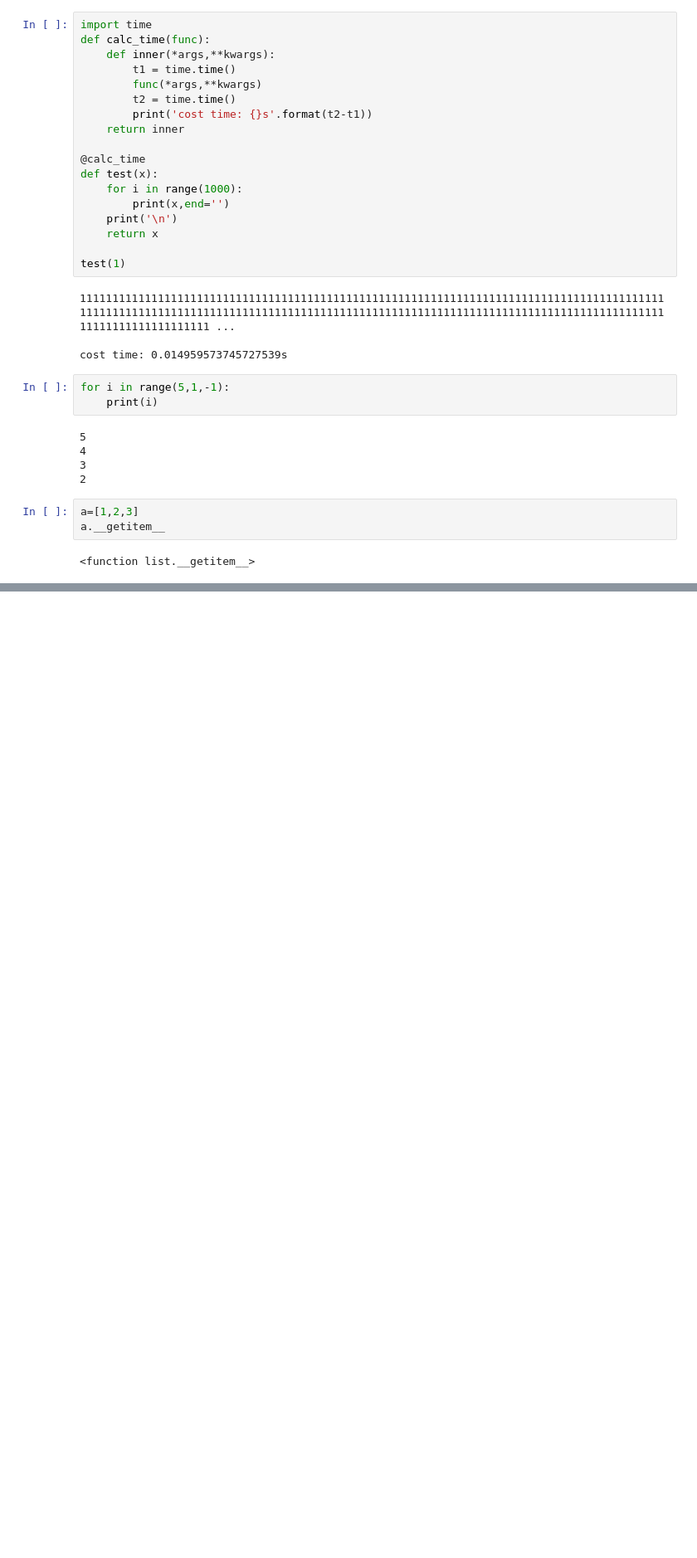
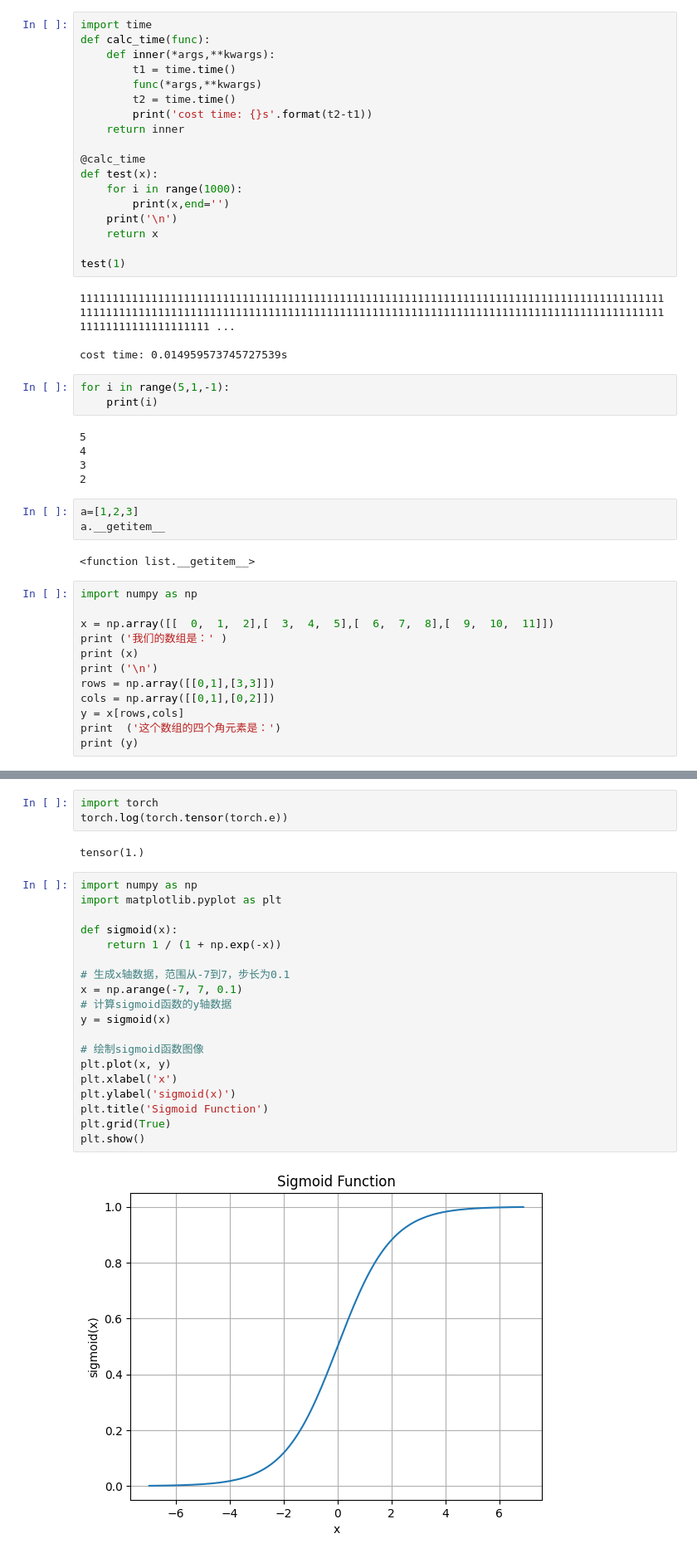
Before and after one commit to chencyan21/ana_program, a Jupyter notebook: temp.ipynb, the cells around one changed output, grey strips where cells are left out. Shown at 83% size. Saved outputs shown, nothing was run; the diff lists cells and outputs as text; blank space fills up the shorter version.

```diff
--- a/temp.ipynb
+++ b/temp.ipynb
@@ -140,3 +140,15 @@ a=[1,2,3]
 a.__getitem__
 # %% [output]
 <function list.__getitem__>
+# %%
+import numpy as np
+
+x = np.array([[  0,  1,  2],[  3,  4,  5],[  6,  7,  8],[  9,  10,  11]])
+print ('我们的数组是：' )
+print (x)
+print ('\n')
+rows = np.array([[0,1],[3,3]])
+cols = np.array([[0,1],[0,2]])
+y = x[rows,cols]
+print  ('这个数组的四个角元素是：')
+print (y)
@@ -142,0 +166,26 @@ a.__getitem__
+# %%
+import torch
+torch.log(torch.tensor(torch.e))
+# %% [output]
+tensor(1.)
+# %%
+import numpy as np
+import matplotlib.pyplot as plt
+
+def sigmoid(x):
+    return 1 / (1 + np.exp(-x))
+
+# 生成x轴数据，范围从-7到7，步长为0.1
+x = np.arange(-7, 7, 0.1)
+# 计算sigmoid函数的y轴数据
+y = sigmoid(x)
+
+# 绘制sigmoid函数图像
+plt.plot(x, y)
+plt.xlabel('x')
+plt.ylabel('sigmoid(x)')
+plt.title('Sigmoid Function')
+plt.grid(True)
+plt.show()
+# %% [output]
+[figure, added]
```
Also changed, not shown: parts of 21 cells of this notebook, 3 other files.
